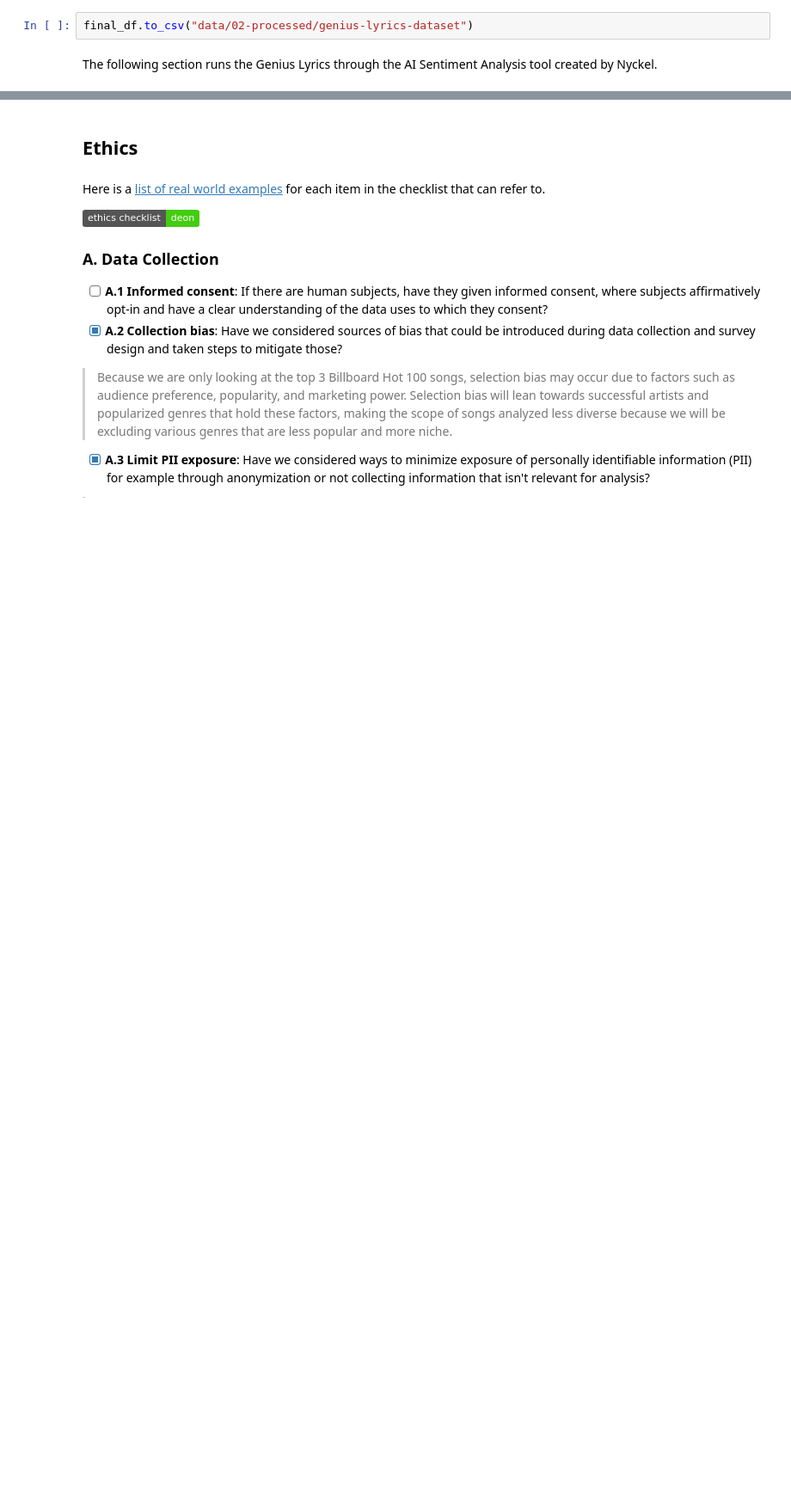
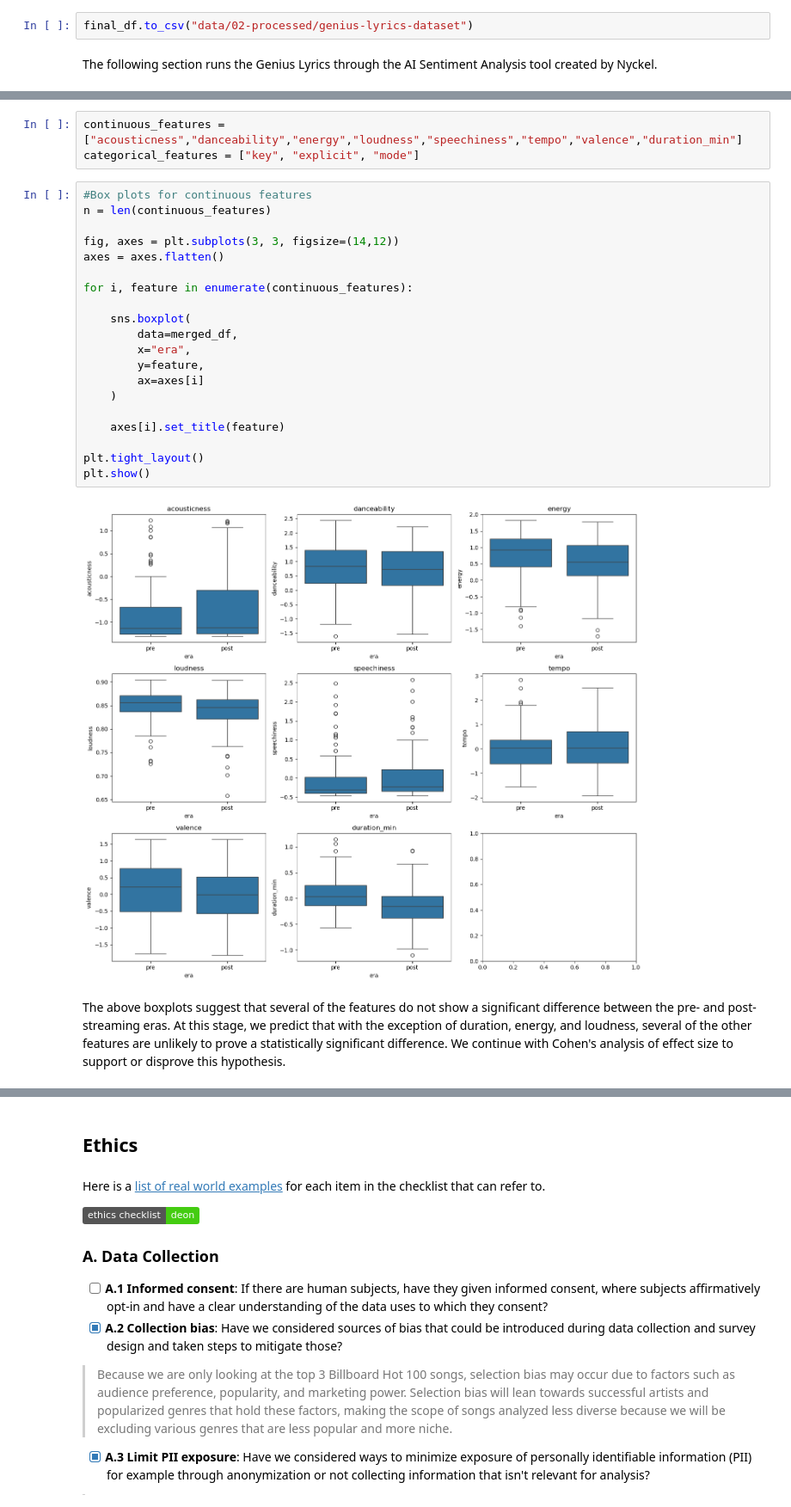
Before and after one commit to COGS108/Group096_WI26, a Jupyter notebook: 03-FinalProject.ipynb, the cells around one changed output, grey strips where cells are left out. Shown at 86% size. Drawn from its saved outputs; the diff is of its cells as text; badges without logos; blank space fills up the shorter version.

```diff
--- a/03-FinalProject.ipynb
+++ b/03-FinalProject.ipynb
@@ -586,0 +763,27 @@ Some more words and stuff.  Remember notebooks work best if you interleave the c
+# %%
+continuous_features = ["acousticness","danceability","energy","loudness","speechiness","tempo","valence","duration_min"]
+categorical_features = ["key", "explicit", "mode"]
+# %%
+#Box plots for continuous features
+n = len(continuous_features)
+
+fig, axes = plt.subplots(3, 3, figsize=(14,12))
+axes = axes.flatten()
+
+for i, feature in enumerate(continuous_features):
+
+    sns.boxplot(
+        data=merged_df,
+        x="era",
+        y=feature,
+        ax=axes[i]
+    )
+
+    axes[i].set_title(feature)
+
+plt.tight_layout()
+plt.show()
+# %% [output]
+[figure, added]
+# %% [markdown]
+The above boxplots suggest that several of the features do not show a significant difference between the pre- and post- streaming eras. At this stage, we predict that with the exception of duration, energy, and loudness, several of the other features are unlikely to prove a statistically significant difference. We continue with Cohen's analysis of effect size to support or disprove this hypothesis.
```
Also changed, not shown: parts of 91 cells of this notebook.
